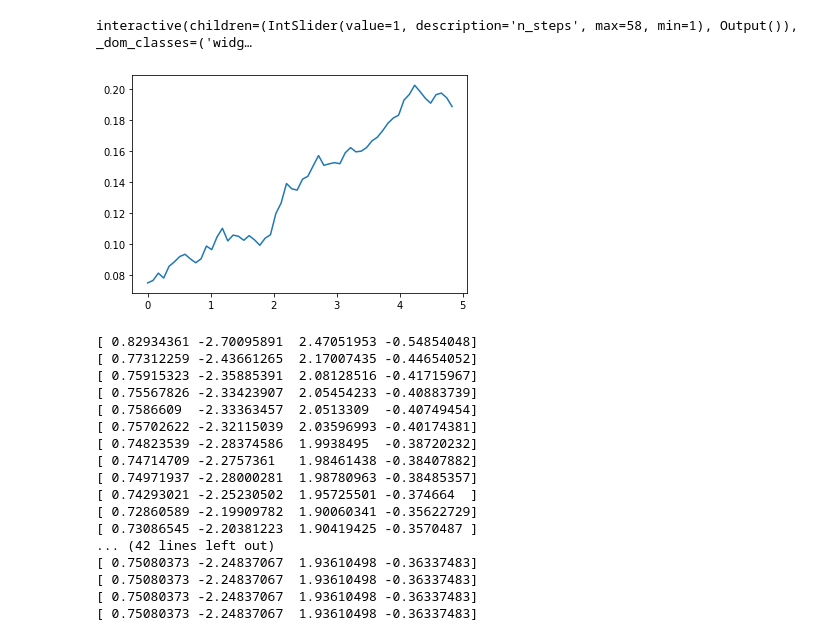
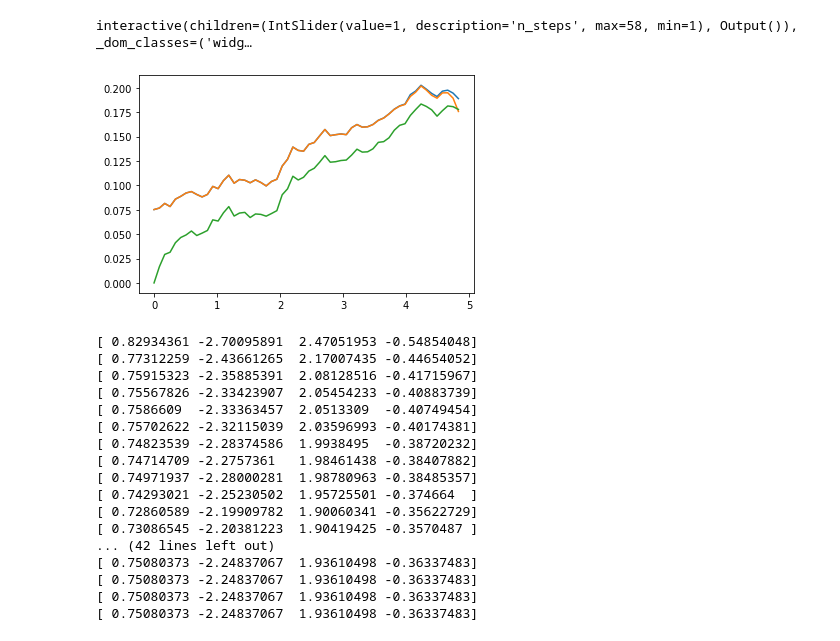
Before and after one commit to luphord/longstaff_schwartz, a Jupyter notebook: notebooks/Tinkering II.ipynb, the cells around one changed output. Saved outputs shown, nothing was run; the diff lists cells and outputs as text; code cells hidden in the pictures.

Commit message:
plot average continuation, exercise and total

```diff
--- a/notebooks/Tinkering II.ipynb
+++ b/notebooks/Tinkering II.ipynb
@@ -90,10 +90,12 @@ def step(n_steps):
     plot(x, exercise, '.');
 # %% [output]
 interactive(children=(IntSlider(value=1, description='n_steps', max=58, min=1), Output()), _dom_classes=('widg…
-# %%
-plot(t[:-2], [np.average(total) for total, *_ in reversed(bw_regr_steps)]);
-# %% [output]
-[figure, removed]
+# %%
+plot(t[:-2], [np.average(total) for total, *_ in reversed(bw_regr_steps)]);
+plot(t[:-2], [np.average(continuation) for total, x, beta, continuation, exercise in reversed(bw_regr_steps)]);
+plot(t[:-2], [np.average(exercise) for total, x, beta, continuation, exercise in reversed(bw_regr_steps)]);
+# %% [output]
+[figure, added]
 # %%
 for total, x, beta, continuation, exercise in backward_regression(basis, exercise_value, X):
     print(beta)
```
